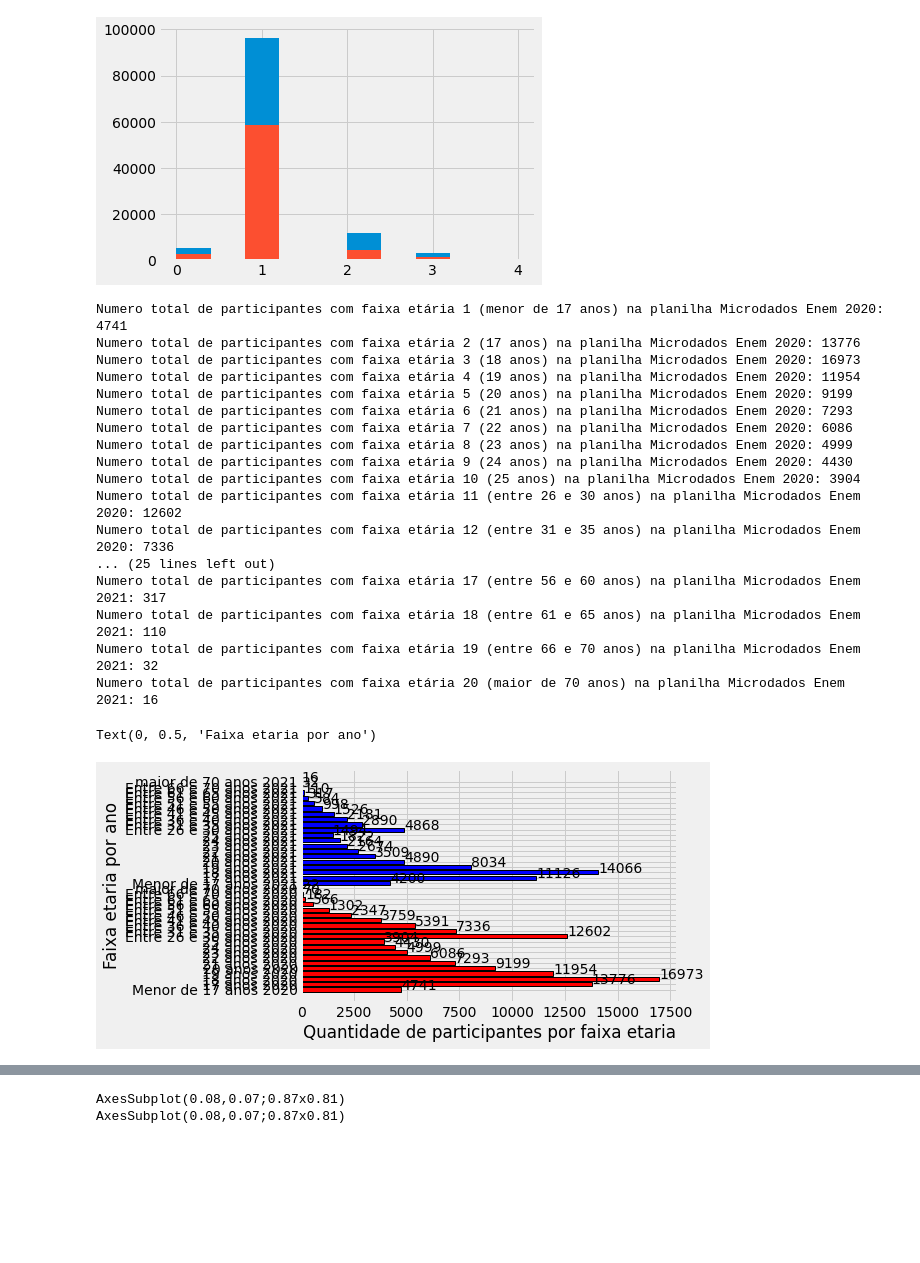
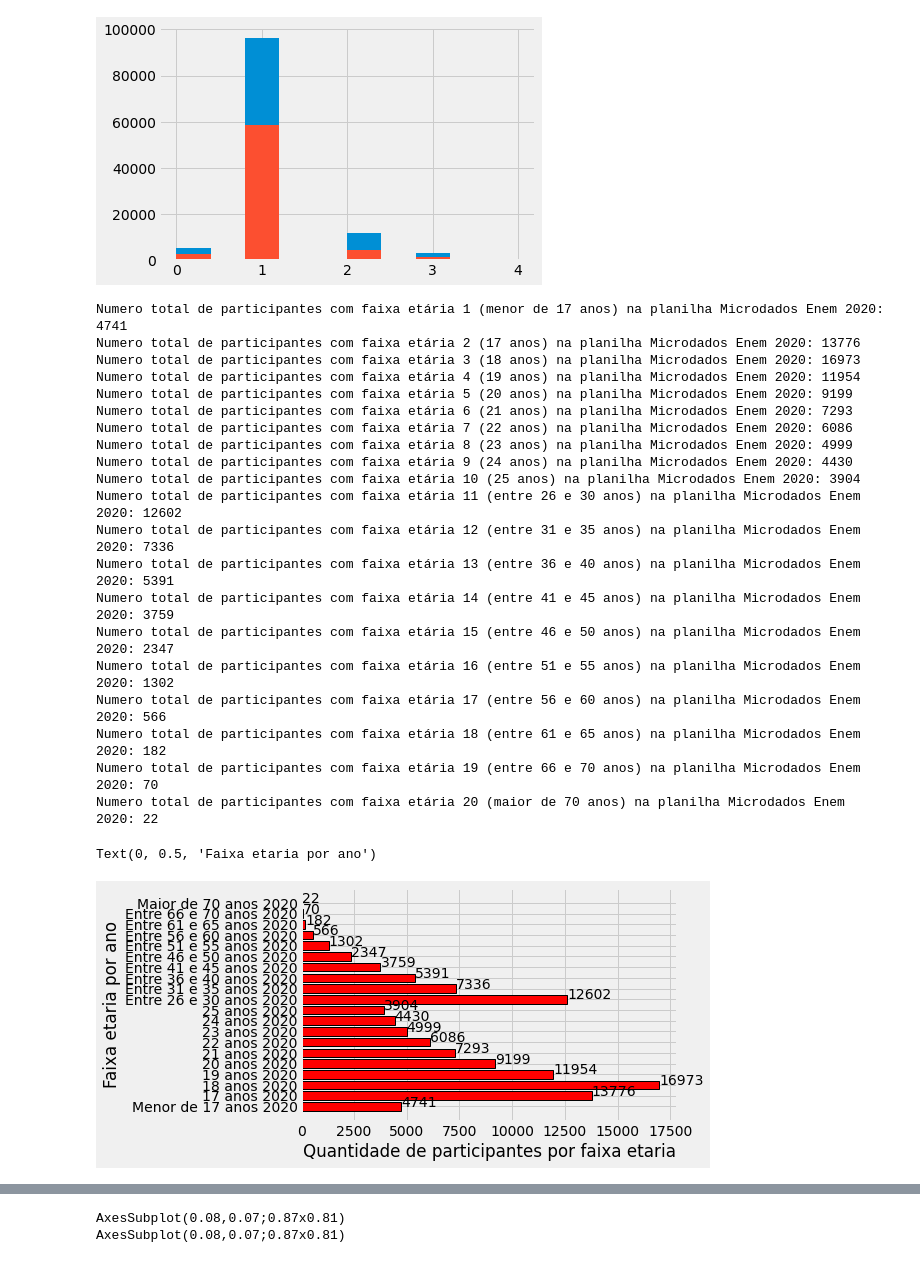
Before and after one commit to kingofrats04/Projeto_IA_DadosEnem, a Jupyter notebook: testeGraficosPy.ipynb, the cells around one changed output, grey strips where cells are left out. Saved outputs shown, nothing was run; the diff lists cells and outputs as text; code cells hidden in the pictures; blank space fills up the shorter version.

```diff
--- a/testeGraficosPy.ipynb
+++ b/testeGraficosPy.ipynb
@@ -199,27 +200,6 @@ AxesSubplot(0.08,0.07;0.87x0.81)
 #display(planilha2020.loc[(planilha2020['TP_FAIXA_ETARIA']==19)])
 #display(planilha2020.loc[(planilha2020['TP_FAIXA_ETARIA']==20)])
 
-#display(planilha2021.loc[(planilha2021['TP_FAIXA_ETARIA']==1)])
-#display(planilha2021.loc[(planilha2021['TP_FAIXA_ETARIA']==2)])
-#display(planilha2021.loc[(planilha2021['TP_FAIXA_ETARIA']==3)])
-#display(planilha2021.loc[(planilha2021['TP_FAIXA_ETARIA']==4)])
-#display(planilha2021.loc[(planilha2021['TP_FAIXA_ETARIA']==5)])
-#display(planilha2021.loc[(planilha2021['TP_FAIXA_ETARIA']==6)])
-#display(planilha2021.loc[(planilha2021['TP_FAIXA_ETARIA']==7)])
-#display(planilha2021.loc[(planilha2021['TP_FAIXA_ETARIA']==8)])
-#display(planilha2021.loc[(planilha2021['TP_FAIXA_ETARIA']==9)])
-#display(planilha2021.loc[(planilha2021['TP_FAIXA_ETARIA']==10)])
-#display(planilha2021.loc[(planilha2021['TP_FAIXA_ETARIA']==11)])
-#display(planilha2021.loc[(planilha2021['TP_FAIXA_ETARIA']==12)])
-#display(planilha2021.loc[(planilha2021['TP_FAIXA_ETARIA']==13)])
-#display(planilha2021.loc[(planilha2021['TP_FAIXA_ETARIA']==14)])
-#display(planilha2021.loc[(planilha2021['TP_FAIXA_ETARIA']==15)])
-#display(planilha2021.loc[(planilha2021['TP_FAIXA_ETARIA']==16)])
-#display(planilha2021.loc[(planilha2021['TP_FAIXA_ETARIA']==17)])
-#display(planilha2021.loc[(planilha2021['TP_FAIXA_ETARIA']==18)])
-#display(planilha2021.loc[(planilha2021['TP_FAIXA_ETARIA']==19)])
-#display(planilha2021.loc[(planilha2021['TP_FAIXA_ETARIA']==20)])
-
 # Printar total de participantes por sexo
 print('Numero total de participantes com faixa etária 1 (menor de 17 anos) na planilha Microdados Enem 2020: 4741')
 print('Numero total de participantes com faixa etária 2 (17 anos) na planilha Microdados Enem 2020: 13776')
@@ -241,27 +221,6 @@ print('Numero total de participantes com faixa etária 17 (entre 56 e 60 anos) n
 print('Numero total de participantes com faixa etária 18 (entre 61 e 65 anos) na planilha Microdados Enem 2020: 182')
 print('Numero total de participantes com faixa etária 19 (entre 66 e 70 anos) na planilha Microdados Enem 2020: 70')
 print('Numero total de participantes com faixa etária 20 (maior de 70 anos) na planilha Microdados Enem 2020: 22\n')
-
-print('Numero total de participantes com faixa etária 1 (menor de 17 anos) na planilha Microdados Enem 2021: 4200')
-print('Numero total de participantes com faixa etária 2 (17 anos) na planilha Microdados Enem 2021: 11126')
-print('Numero total de participantes com faixa etária 3 (18 anos) na planilha Microdados Enem 2021: 14066')
-print('Numero total de participantes com faixa etária 4 (19 anos) na planilha Microdados Enem 2021: 8034')
-print('Numero total de participantes com faixa etária 5 (20 anos) na planilha Microdados Enem 2021: 4890')
-print('Numero total de participantes com faixa etária 6 (21 anos) na planilha Microdados Enem 2021: 3509')
-print('Numero total de participantes com faixa etária 7 (22 anos) na planilha Microdados Enem 2021: 2674')
-print('Numero total de participantes com faixa etária 8 (23 anos) na planilha Microdados Enem 2021: 2164')
-print('Numero total de participantes com faixa etária 9 (24 anos) na planilha Microdados Enem 2021: 1822')
-print('Numero total de participantes com faixa etária 10 (25 anos) na planilha Microdados Enem 2021: 1494')
-print('Numero total de participantes com faixa etária 11 (entre 26 e 30 anos) na planilha Microdados Enem 2021: 4868')
-print('Numero total de participantes com faixa etária 12 (entre 31 e 35 anos) na planilha Microdados Enem 2021: 2890')
-print('Numero total de participantes com faixa etária 13 (entre 36 e 40 anos) na planilha Microdados Enem 2021: 2181')
-print('Numero total de participantes com faixa etária 14 (entre 41 e 45 anos) na planilha Microdados Enem 2021: 1526')
-print('Numero total de participantes com faixa etária 15 (entre 46 e 50 anos) na planilha Microdados Enem 2021: 998')
-print('Numero total de participantes com faixa etária 16 (entre 51 e 55 anos) na planilha Microdados Enem 2021: 584')
-print('Numero total de participantes com faixa etária 17 (entre 56 e 60 anos) na planilha Microdados Enem 2021: 317')
-print('Numero total de participantes com faixa etária 18 (entre 61 e 65 anos) na planilha Microdados Enem 2021: 110')
-print('Numero total de participantes com faixa etária 19 (entre 66 e 70 anos) na planilha Microdados Enem 2021: 32')
-print('Numero total de participantes com faixa etária 20 (maior de 70 anos) na planilha Microdados Enem 2021: 16\n')
 
 TP_FAIXA_ETARIA12020 = 4741
 TP_FAIXA_ETARIA22020 = 13776
@@ -301,40 +260,43 @@ TP_FAIXA_ETARIA142021 = 1526
 TP_FAIXA_ETARIA152021 = 998
 TP_FAIXA_ETARIA162021 = 584
 TP_FAIXA_ETARIA172021 = 317
 TP_FAIXA_ETARIA182021 = 110
 TP_FAIXA_ETARIA192021 = 32
 TP_FAIXA_ETARIA202021 = 16
 
 # Printando grafico de barras horizontal
-x = ['Menor de 17 anos 2020', '17 anos 2020', '18 anos 2020', '19 anos 2020', '20 anos 2020', '21 anos 2020', '22 anos 2020', '23 anos 2020', '24 anos 2020', '25 anos 2020', 'Entre 26 e 30 anos 2020', 'Entre 31 e 35 anos 2020', 'Entre 36 e 40 anos 2020', 'Entre 41 e 45 anos 2020', 'Entre 46 e 50 anos 2020', 'Entre 51 e 55 anos 2020', 'Entre 56 e 60 anos 2020', 'Entre 61 e 65 anos 2020', 'Entre 66 e 70 anos 2020', 'maior de 70 anos 2020','Menor de 17 anos 2021', '17 anos 2021', '18 anos 2021', '19 anos 2021', '20 anos 2021', '21 anos 2021', '22 anos 2021', '23 anos 2021', '24 anos 2021', '25 anos 2021', 'Entre 26 e 30 anos 2021', 'Entre 31 e 35 anos 2021', 'Entre 36 e 40 anos 2021', 'Entre 41 e 45 anos 2021', 'Entre 46 e 50 anos 2021', 'Entre 51 e 55 anos 2021', 'Entre 56 e 60 anos 2021', 'Entre 61 e 65 anos 2021', 'Entre 66 e 70 anos 2021', 'maior de 70 anos 2021']
-y = [4741, 13776, 16973, 11954, 9199, 7293, 6086, 4999, 4430, 3904,  12602,  7336,  5391,  3759,  2347,  1302,  566,  182,  70,  22, 4200, 11126, 14066, 8034, 4890, 3509, 2674, 2164, 1822, 1494, 4868, 2890, 2181, 1526, 998, 584, 317, 110, 32, 16]
-totalFaixaEtaria = TP_FAIXA_ETARIA12020, TP_FAIXA_ETARIA22020, TP_FAIXA_ETARIA32020, TP_FAIXA_ETARIA42020, TP_FAIXA_ETARIA52020, TP_FAIXA_ETARIA62020, TP_FAIXA_ETARIA72020, TP_FAIXA_ETARIA82020, TP_FAIXA_ETARIA92020, TP_FAIXA_ETARIA102020, TP_FAIXA_ETARIA112020, TP_FAIXA_ETARIA122020, TP_FAIXA_ETARIA132020, TP_FAIXA_ETARIA142020, TP_FAIXA_ETARIA152020, TP_FAIXA_ETARIA162020, TP_FAIXA_ETARIA172020, TP_FAIXA_ETARIA182020, TP_FAIXA_ETARIA192020, TP_FAIXA_ETARIA202020, TP_FAIXA_ETARIA12021, TP_FAIXA_ETARIA22021, TP_FAIXA_ETARIA32021, TP_FAIXA_ETARIA42021, TP_FAIXA_ETARIA52021, TP_FAIXA_ETARIA62021, TP_FAIXA_ETARIA72021, TP_FAIXA_ETARIA82021, TP_FAIXA_ETARIA92021, TP_FAIXA_ETARIA102021, TP_FAIXA_ETARIA112021, TP_FAIXA_ETARIA122021, TP_FAIXA_ETARIA132021, TP_FAIXA_ETARIA142021, TP_FAIXA_ETARIA152021, TP_FAIXA_ETARIA162021, TP_FAIXA_ETARIA172021, TP_FAIXA_ETARIA182021, TP_FAIXA_ETARIA192021, TP_FAIXA_ETARIA202021
+x = ['Menor de 17 anos 2020', '17 anos 2020', '18 anos 2020', '19 anos 2020', '20 anos 2020', '21 anos 2020', '22 anos 2020', '23 anos 2020', '24 anos 2020', '25 anos 2020', 'Entre 26 e 30 anos 2020', 'Entre 31 e 35 anos 2020', 'Entre 36 e 40 anos 2020', 'Entre 41 e 45 anos 2020', 'Entre 46 e 50 anos 2020', 'Entre 51 e 55 anos 2020', 'Entre 56 e 60 anos 2020', 'Entre 61 e 65 anos 2020', 'Entre 66 e 70 anos 2020', 'Maior de 70 anos 2020']
+y = [4741, 13776, 16973, 11954, 9199, 7293, 6086, 4999, 4430, 3904,  12602,  7336,  5391,  3759,  2347,  1302,  566,  182,  70,  22]
+totalFaixaEtaria = TP_FAIXA_ETARIA12020, TP_FAIXA_ETARIA22020, TP_FAIXA_ETARIA32020, TP_FAIXA_ETARIA42020, TP_FAIXA_ETARIA52020, TP_FAIXA_ETARIA62020, TP_FAIXA_ETARIA72020, TP_FAIXA_ETARIA82020, TP_FAIXA_ETARIA92020, TP_FAIXA_ETARIA102020, TP_FAIXA_ETARIA112020, TP_FAIXA_ETARIA122020, TP_FAIXA_ETARIA132020, TP_FAIXA_ETARIA142020, TP_FAIXA_ETARIA152020, TP_FAIXA_ETARIA162020, TP_FAIXA_ETARIA172020, TP_FAIXA_ETARIA182020, TP_FAIXA_ETARIA192020, TP_FAIXA_ETARIA202020
 
 plt.style.use('fivethirtyeight')
 
 for index, value in enumerate(y):
   plt.text(value, index,str(value))
 
-plt.barh(x, totalFaixaEtaria, align='center', color=['red', 'red', 'red', 'red', 'red', 'red', 'red', 'red', 'red', 'red', 'red', 'red', 'red', 'red', 'red', 'red', 'red', 'red', 'red', 'red', 'blue', 'blue', 'blue', 'blue', 'blue', 'blue', 'blue', 'blue', 'blue', 'blue', 'blue', 'blue', 'blue', 'blue', 'blue', 'blue', 'blue', 'blue', 'blue', 'blue', ], edgecolor='black', linewidth="1")
+plt.barh(x, totalFaixaEtaria, align='center', color=['red', 'red', 'red', 'red', 'red', 'red', 'red', 'red', 'red', 'red','red', 'red', 'red', 'red', 'red', 'red', 'red', 'red', 'red', 'red'], edgecolor='black', linewidth="1")
 plt.xlabel("Quantidade de participantes por faixa etaria")
 plt.ylabel("Faixa etaria por ano")
 # %% [output]
 Numero total de participantes com faixa etária 1 (menor de 17 anos) na planilha Microdados Enem 2020: 4741
 Numero total de participantes com faixa etária 2 (17 anos) na planilha Microdados Enem 2020: 13776
 Numero total de participantes com faixa etária 3 (18 anos) na planilha Microdados Enem 2020: 16973
 Numero total de participantes com faixa etária 4 (19 anos) na planilha Microdados Enem 2020: 11954
 Numero total de participantes com faixa etária 5 (20 anos) na planilha Microdados Enem 2020: 9199
 Numero total de participantes com faixa etária 6 (21 anos) na planilha Microdados Enem 2020: 7293
 Numero total de participantes com faixa etária 7 (22 anos) na planilha Microdados Enem 2020: 6086
 Numero total de participantes com faixa etária 8 (23 anos) na planilha Microdados Enem 2020: 4999
 Numero total de participantes com faixa etária 9 (24 anos) na planilha Microdados Enem 2020: 4430
 Numero total de participantes com faixa etária 10 (25 anos) na planilha Microdados Enem 2020: 3904
 Numero total de participantes com faixa etária 11 (entre 26 e 30 anos) na planilha Microdados Enem 2020: 12602
 Numero total de participantes com faixa etária 12 (entre 31 e 35 anos) na planilha Microdados Enem 2020: 7336
-... (25 lines left out)
-Numero total de participantes com faixa etária 17 (entre 56 e 60 anos) na planilha Microdados Enem 2021: 317
-Numero total de participantes com faixa etária 18 (entre 61 e 65 anos) na planilha Microdados Enem 2021: 110
-Numero total de participantes com faixa etária 19 (entre 66 e 70 anos) na planilha Microdados Enem 2021: 32
-Numero total de participantes com faixa etária 20 (maior de 70 anos) na planilha Microdados Enem 2021: 16
+Numero total de participantes com faixa etária 13 (entre 36 e 40 anos) na planilha Microdados Enem 2020: 5391
+Numero total de participantes com faixa etária 14 (entre 41 e 45 anos) na planilha Microdados Enem 2020: 3759
+Numero total de participantes com faixa etária 15 (entre 46 e 50 anos) na planilha Microdados Enem 2020: 2347
+Numero total de participantes com faixa etária 16 (entre 51 e 55 anos) na planilha Microdados Enem 2020: 1302
+Numero total de participantes com faixa etária 17 (entre 56 e 60 anos) na planilha Microdados Enem 2020: 566
+Numero total de participantes com faixa etária 18 (entre 61 e 65 anos) na planilha Microdados Enem 2020: 182
+Numero total de participantes com faixa etária 19 (entre 66 e 70 anos) na planilha Microdados Enem 2020: 70
+Numero total de participantes com faixa etária 20 (maior de 70 anos) na planilha Microdados Enem 2020: 22
 Text(0, 0.5, 'Faixa etaria por ano')
-[figure, old version]
+[figure, new version]
```
Also changed, not shown: parts of 2 cells of this notebook.
